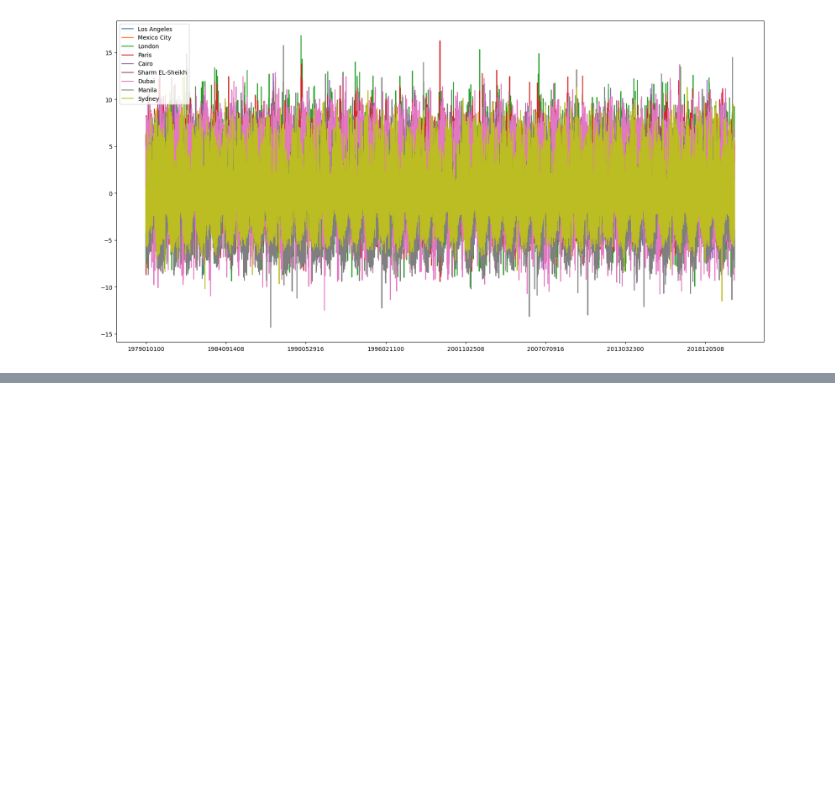
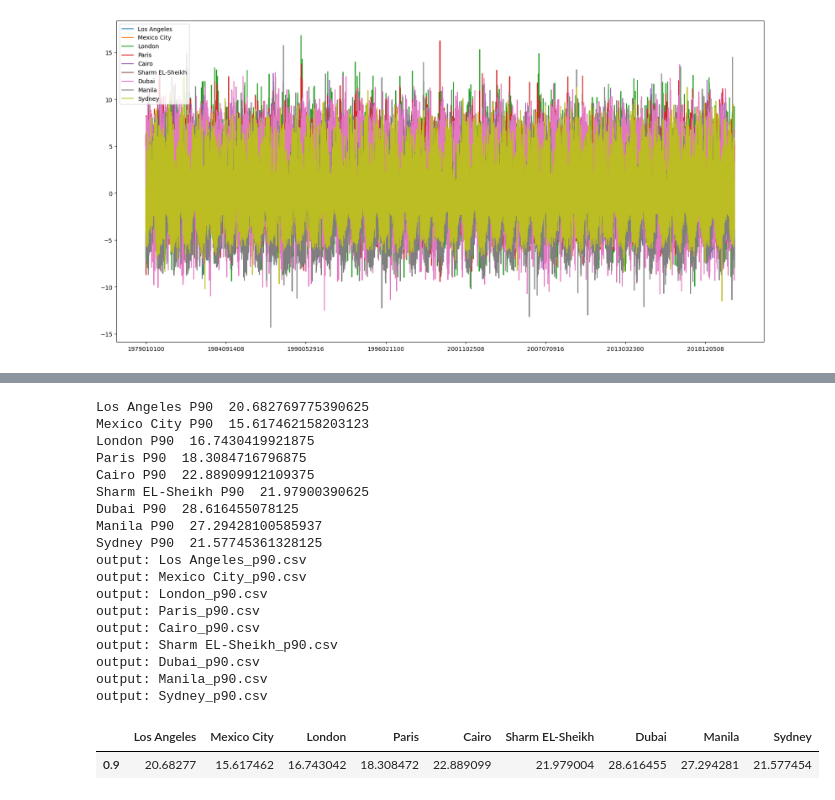
Before and after one commit to ming80302/HEAT, a Jupyter notebook: wetball_ana_9city.ipynb, the cells around one changed output, grey strips where cells are left out. Saved outputs shown, nothing was run; the diff lists cells and outputs as text; code cells hidden in the pictures; blank space fills up the shorter version.

```diff
--- a/wetball_ana_9city.ipynb
+++ b/wetball_ana_9city.ipynb
@@ -335,0 +356,32 @@ def consecutive_max(arr_1d, threshold):
+# %%
+df_q = df_twb_daily.quantile([0.9])
+
+# don't want to change the dataframe object I'm working on df_copy
+df_copy = df_twb_daily.copy()
+for (cityName, twb) in df_copy.iteritems():
+    print(cityName, 'P90 ', df_q[cityName].values[0])
+    df_copy[cityName]=df_twb_daily.where(df_twb_daily[cityName]>df_q[cityName].values[0])[cityName]
+
+create_df(df_copy, 'p90')
+df_q
+# %% [output]
+Los Angeles P90  20.682769775390625
+Mexico City P90  15.617462158203123
+London P90  16.7430419921875
+Paris P90  18.3084716796875
+Cairo P90  22.88909912109375
+Sharm EL-Sheikh P90  21.97900390625
+Dubai P90  28.616455078125
+Manila P90  27.29428100585937
+Sydney P90  21.57745361328125
+output: Los Angeles_p90.csv
+output: Mexico City_p90.csv
+output: London_p90.csv
+output: Paris_p90.csv
+output: Cairo_p90.csv
+output: Sharm EL-Sheikh_p90.csv
+output: Dubai_p90.csv
+output: Manila_p90.csv
+output: Sydney_p90.csv
+|  | Los Angeles | Mexico City | London | Paris | Cairo | Sharm EL-Sheikh | Dubai | Manila | Sydney |
+| 0.9 | 20.68277 | 15.617462 | 16.743042 | 18.308472 | 22.889099 | 21.979004 | 28.616455 | 27.294281 | 21.577454 |
```
Also changed, not shown: parts of 22 cells of this notebook.
